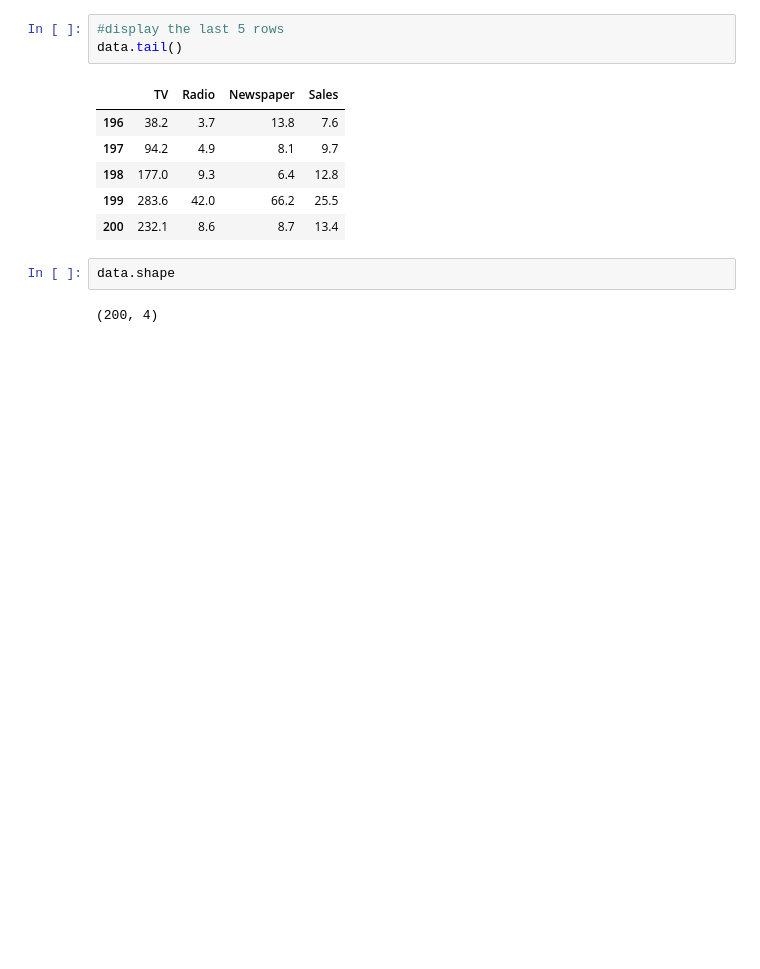
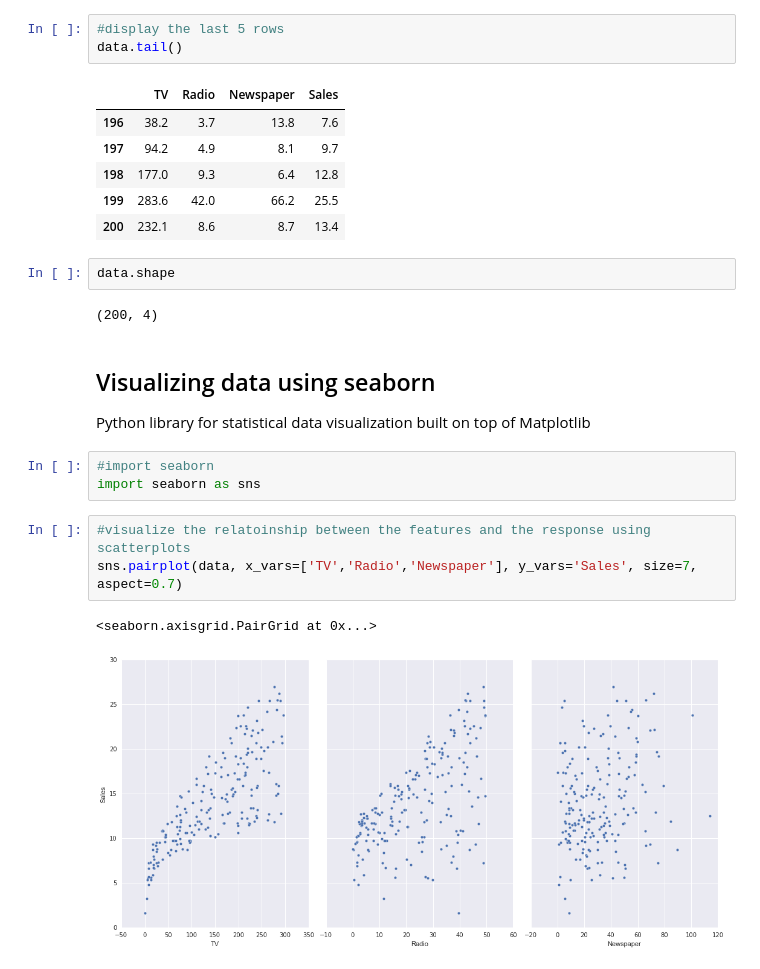
Before and after one commit to hyunhw/Practice-and-notes, a Jupyter notebook: Scikit_Pandas_tutorial.ipynb, the cells around one changed output. Saved outputs shown, nothing was run; the diff lists cells and outputs as text; blank space fills up the shorter version.

```diff
--- a/Scikit_Pandas_tutorial.ipynb
+++ b/Scikit_Pandas_tutorial.ipynb
@@ -265,3 +265,15 @@ data.tail()
 data.shape
 # %% [output]
 (200, 4)
+# %% [markdown]
+## Visualizing data using seaborn
+Python library for statistical data visualization built on top of Matplotlib
+# %%
+#import seaborn
+import seaborn as sns
+# %%
+#visualize the relatoinship between the features and the response using scatterplots
+sns.pairplot(data, x_vars=['TV','Radio','Newspaper'], y_vars='Sales', size=7, aspect=0.7)
+# %% [output]
+<seaborn.axisgrid.PairGrid at 0x...>
+[figure, added]
```
Also changed, not shown: parts of 2 cells of this notebook.
